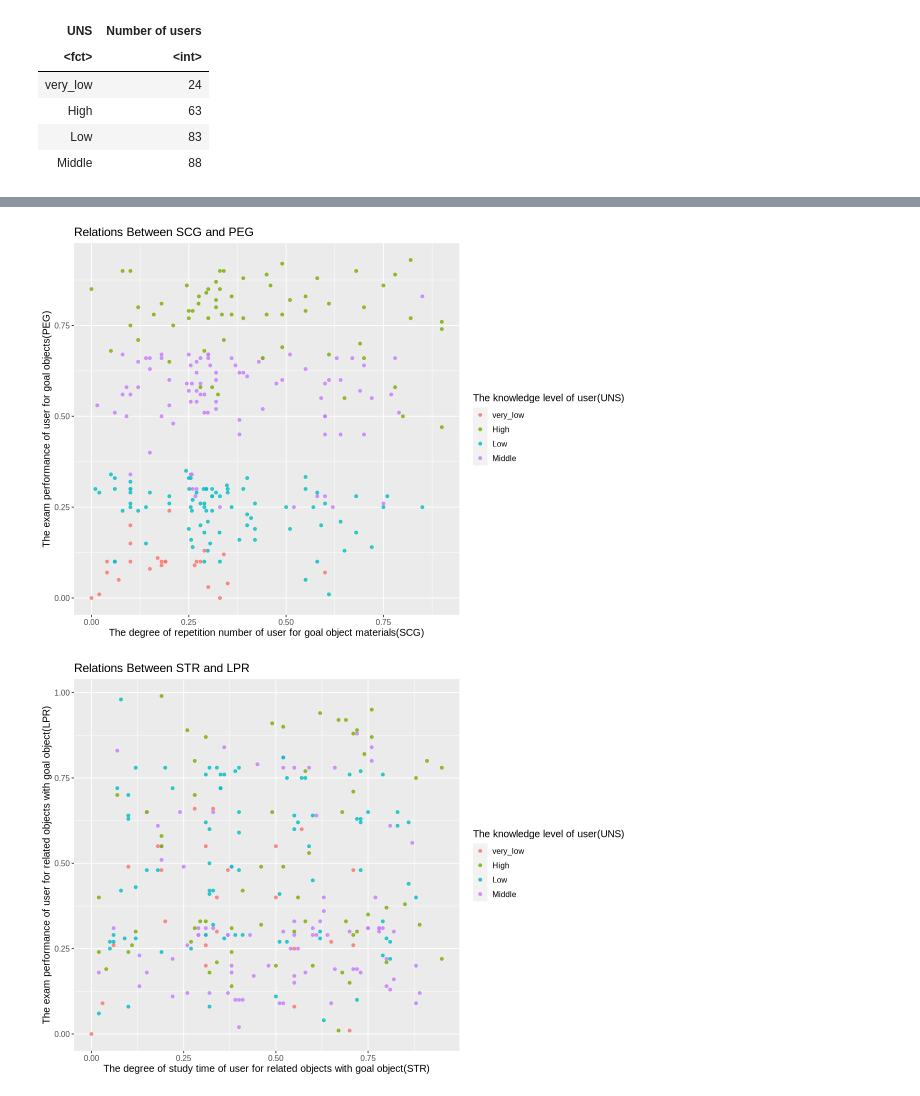
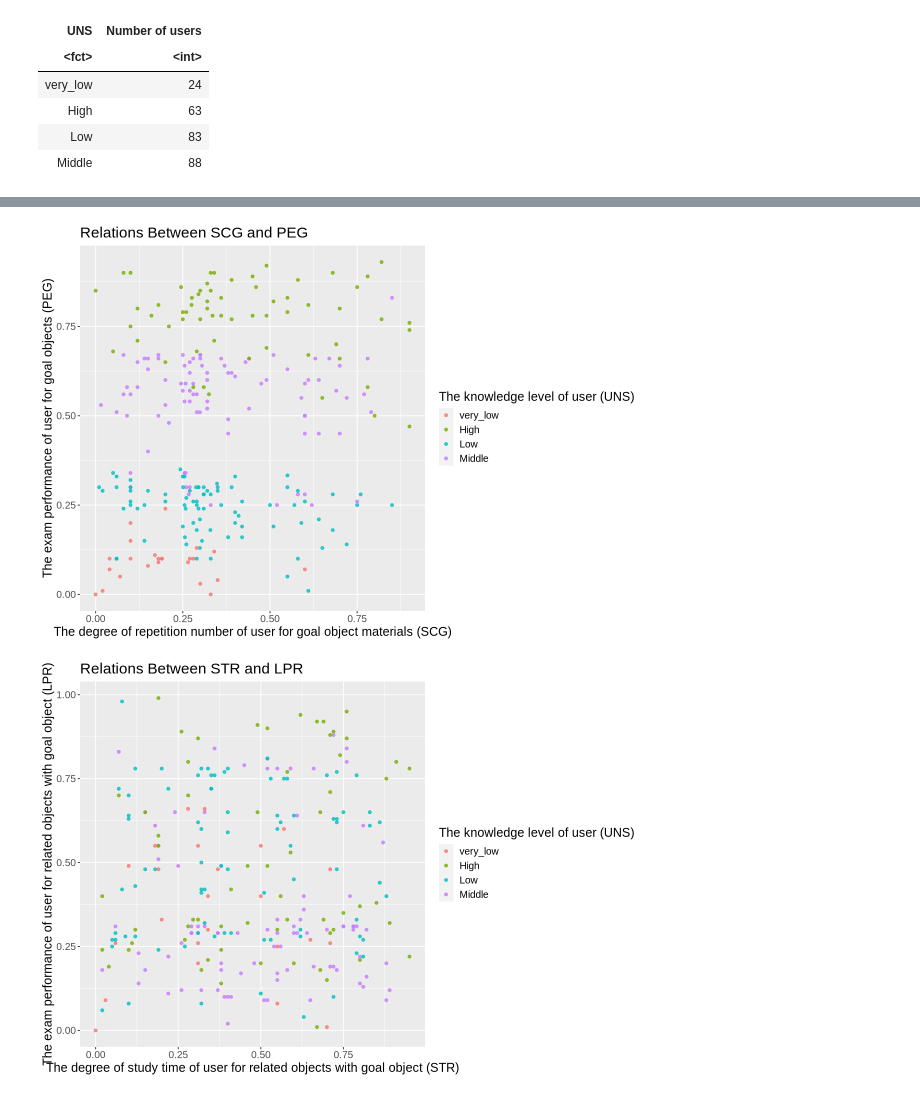
Before and after one commit to imbpeng/DSCI002-19, a Jupyter notebook: Proposal.ipynb, the cells around one changed output, grey strips where cells are left out. Drawn from its saved outputs; the diff is of its cells as text; code cells hidden in the pictures.

```diff
--- a/Proposal.ipynb
+++ b/Proposal.ipynb
@@ -166,27 +146,27 @@ options(repr.plot.width=10,repr.plot.height=7)
 plot_STG_PEG<-data_train|>ggplot(aes(x=STG,y=PEG,color=UNS))+
     geom_point(alpha=0.8)+
     ggtitle("Relations Between STG and PEG")+
-    labs(x="The degree of study time for goal object materials(STG)",
-        y="The exam performance of user for goal objects(PEG)",
-        color="The knowledge level of user(UNS)")+
-    theme(text=element_text(size=12))
+    labs(x="The degree of study time for goal object materials (STG)",
+        y="The exam performance of user for goal objects (PEG)",
+        color="The knowledge level of user (UNS)")+
+    theme(text=element_text(size=15))
 plot_STG_PEG
 
 plot_SCG_PEG<-data_train|>ggplot(aes(x=SCG,y=PEG,color=UNS))+
     geom_point(alpha=0.8)+
     ggtitle("Relations Between SCG and PEG")+
-    labs(x="The degree of repetition number of user for goal object materials(SCG)",
-        y="The exam performance of user for goal objects(PEG)",
-        color="The knowledge level of user(UNS)")+
-    theme(text=element_text(size=12))
+    labs(x="The degree of repetition number of user for goal object materials (SCG)",
+        y="The exam performance of user for goal objects (PEG)",
+        color="The knowledge level of user (UNS)")+
+    theme(text=element_text(size=15))
 plot_SCG_PEG
 
 plot_STR_LPR<-data_train|>ggplot(aes(x=STR,y=LPR,color=UNS))+
     geom_point(alpha=0.8)+
     ggtitle("Relations Between STR and LPR")+
-    labs(x="The degree of study time of user for related objects with goal object(STR)",
-        y="The exam performance of user for related objects with goal object(LPR)",
-        color="The knowledge level of user(UNS)")+
-    theme(text=element_text(size=12))
+    labs(x="The degree of study time of user for related objects with goal object (STR)",
+        y="The exam performance of user for related objects with goal object (LPR)",
+        color="The knowledge level of user (UNS)")+
+    theme(text=element_text(size=15))
 plot_STR_LPR
 # %% [output]
@@ -194,5 +174,5 @@ plot_STR_LPR
-[figure, old version]
+[figure, new version]
-[figure, old version]
+[figure, new version]
 # %%
 # Use histograms to find the relations between STG, SCG, STR, LPR, PEG and UNS respectively.
 plot_STG_UNS<-data_train|>ggplot(aes(x=STG,fill=UNS))+
```
Also changed, not shown: parts of 3 cells of this notebook.
